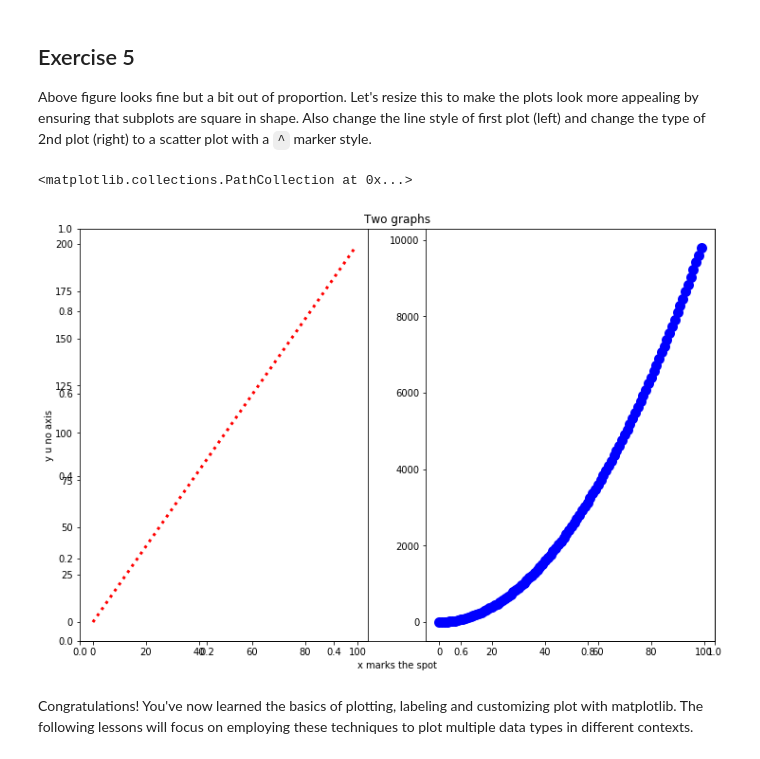
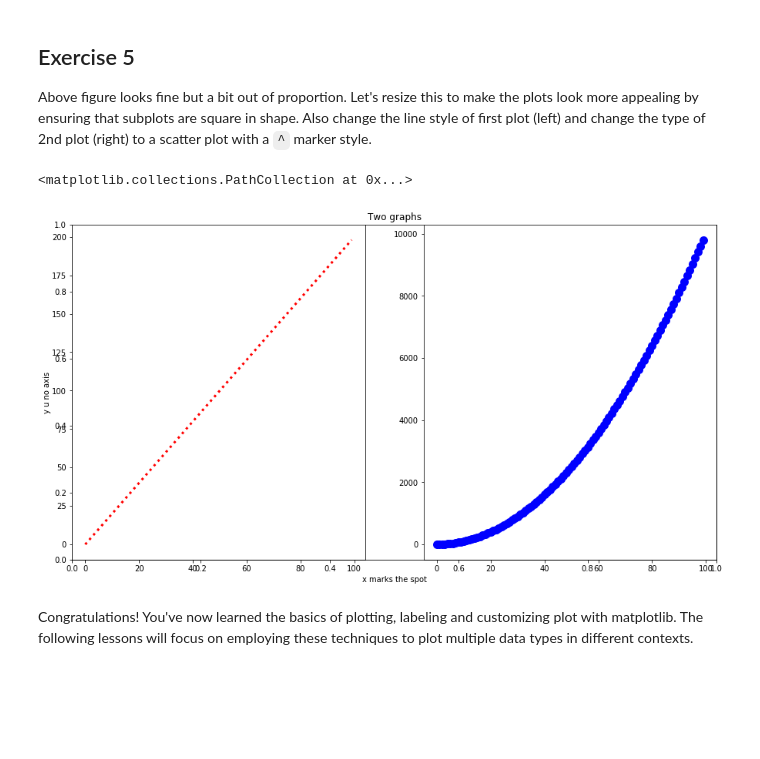
Before and after one commit to JohnTheTripper/dsc-more-practice-with-matplotlib-lab-nyc-ds-021720, a Jupyter notebook: index.ipynb, the cells around one changed output. Cells and saved outputs as stored; diff of their text form; code cells hidden in the pictures; blank space fills up the shorter version.

```diff
--- a/index.ipynb
+++ b/index.ipynb
@@ -156,22 +156,22 @@ ax2.plot(x, z, lw=5, ls='-.', color='blue')
 
 Above figure looks fine but a bit out of proportion. Let's resize this to make the plots look more appealing by ensuring that subplots are square in shape. Also change the line style of first plot (left) and change the type of 2nd plot (right) to a scatter plot with a `^` marker style.
 # %%
-my_figure4 = plt.figure(figsize=(12, 8))
+my_figure4 = plt.figure(figsize=(15, 8))
 
 #fig, axes = plt.subplots(nrows=3, ncols=4, figsize=(8,6))
 
 plt.title('Two graphs')
 plt.xlabel('x marks the spot')
 plt.ylabel('y u no axis')
 
 ax1 = my_figure4.add_subplot(121)
 ax2 = my_figure4.add_subplot(122)
 
 ax1.plot(x, y, lw=3, ls=':', color='red')
 ax2.scatter(x, z, lw=5, ls='-', color='blue')
 # %% [output]
 <matplotlib.collections.PathCollection at 0x...>
-[figure, old version]
+[figure, new version]
 # %% [markdown]
 Congratulations! You've now learned the basics of plotting, labeling and customizing plot with matplotlib. The following lessons will focus on employing these techniques to plot multiple data types in different contexts.
 # %% [markdown]
```
